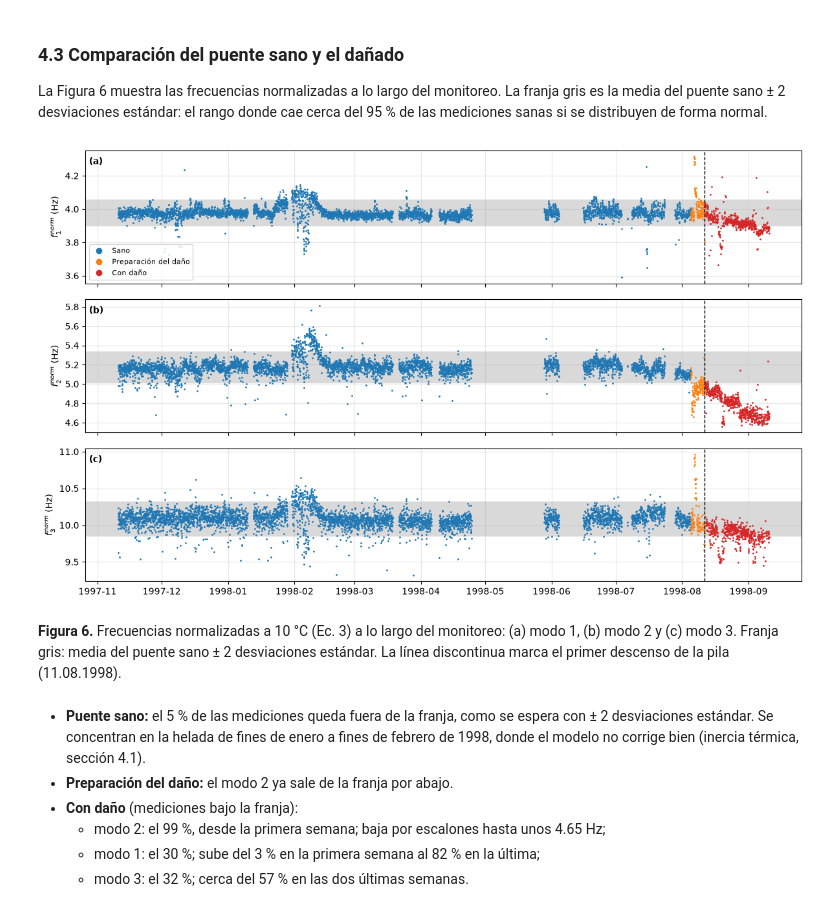
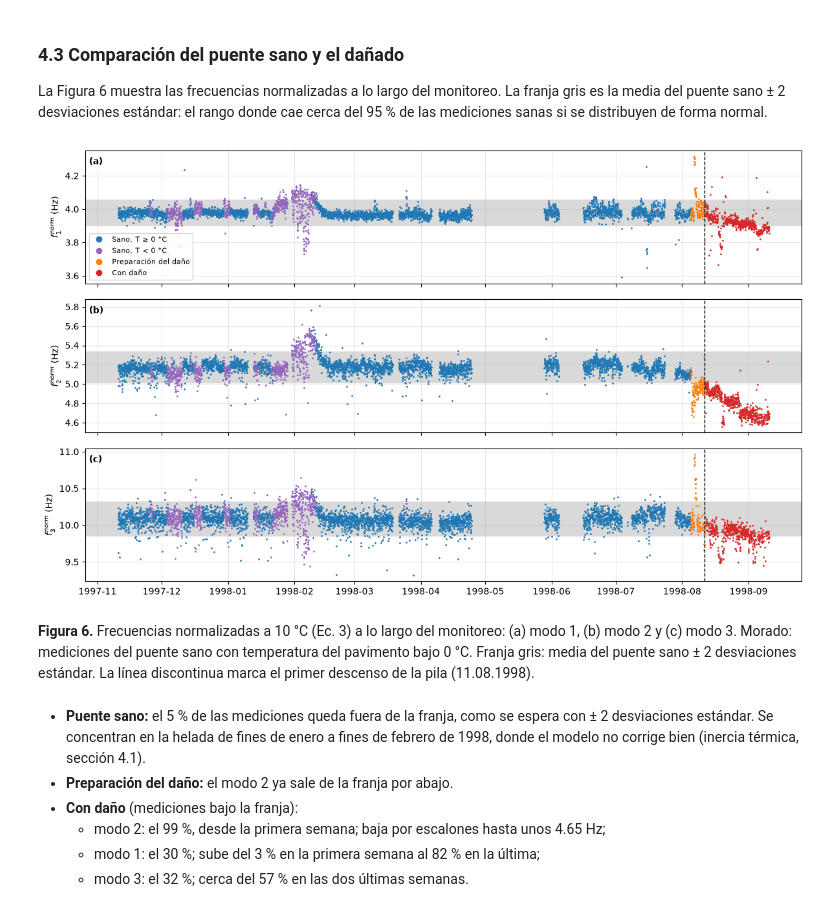
Before and after one commit to 25adiaz-apps/phd-civil-ualberta, a Jupyter notebook: structural-reliability/bridge-z24/z24_modal_distributions.ipynb, the cells around one changed output. Drawn from its saved outputs; the diff is of its cells as text; code cells hidden in the pictures.

```diff
--- a/structural-reliability/bridge-z24/z24_modal_distributions.ipynb
+++ b/structural-reliability/bridge-z24/z24_modal_distributions.ipynb
@@ -456,25 +456,30 @@ La Figura 6 muestra las frecuencias normalizadas a lo largo del monitoreo. La fr
 # %%
 fig, axes = plt.subplots(len(MODE_BANDS), 1, figsize=(12, 2.4 * len(MODE_BANDS)), sharex=True)
 for i, (ax, m) in enumerate(zip(axes, MODE_BANDS)):
     mu, sd = sano[f"fn{m}"].mean(), sano[f"fn{m}"].std()
     ax.axhspan(mu - 2 * sd, mu + 2 * sd, color="0.85", zorder=0)
-    for period, color in [("Sano", "C0"), ("Preparación del daño", "C1"), ("Con daño", "C3")]:
-        sel = modal[modal["period"] == period]
-        ax.plot(sel["start"], sel[f"fn{m}"], ".", ms=2, color=color, label=period)
+    groups = [("Sano, T ≥ 0 °C", (modal["period"] == "Sano") & (modal["T"] >= 0), "C0"),
+              ("Sano, T < 0 °C", (modal["period"] == "Sano") & (modal["T"] < 0), "C4"),
+              ("Preparación del daño", modal["period"] == "Preparación del daño", "C1"),
+              ("Con daño", modal["period"] == "Con daño", "C3")]
+    for label, mask, color in groups:
+        sel = modal[mask]
+        ax.plot(sel["start"], sel[f"fn{m}"], ".", ms=2, color=color, label=label)
     ax.axvline(DAMAGE_START, color="k", ls="--", lw=1)
     ax.set_ylabel(f"$f_{m}^{{norm}}$ (Hz)")
     ax.grid(alpha=0.3)
     ax.text(0.005, 0.95, f"({chr(97 + i)})", transform=ax.transAxes, va="top", fontweight="bold")
 axes[0].legend(markerscale=6, fontsize=8, loc="lower left")
 fig.tight_layout()
 
 f_num += 1
 show_figure(fig, f_num, f"Frecuencias normalizadas a {T_REF:.0f} °C (Ec. 3) a lo largo del monitoreo: (a) modo 1, "
-            "(b) modo 2 y (c) modo 3. Franja gris: media del puente sano ± 2 desviaciones estándar. La línea "
+            "(b) modo 2 y (c) modo 3. Morado: mediciones del puente sano con temperatura del pavimento bajo 0 °C. "
+            "Franja gris: media del puente sano ± 2 desviaciones estándar. La línea "
             "discontinua marca el primer descenso de la pila (11.08.1998).")
 # %% [output]
-[figure, old version]
+[figure, new version]
-**Figura 6.** Frecuencias normalizadas a 10 °C (Ec. 3) a lo largo del monitoreo: (a) modo 1, (b) modo 2 y (c) modo 3. Franja gris: media del puente sano ± 2 desviaciones estándar. La línea discontinua marca el primer descenso de la pila (11.08.1998).
+**Figura 6.** Frecuencias normalizadas a 10 °C (Ec. 3) a lo largo del monitoreo: (a) modo 1, (b) modo 2 y (c) modo 3. Morado: mediciones del puente sano con temperatura del pavimento bajo 0 °C. Franja gris: media del puente sano ± 2 desviaciones estándar. La línea discontinua marca el primer descenso de la pila (11.08.1998).
 # %% [markdown]
 - **Puente sano:** el 5 % de las mediciones queda fuera de la franja, como se espera con ± 2 desviaciones estándar. Se concentran en la helada de fines de enero a fines de febrero de 1998, donde el modelo no corrige bien (inercia térmica, sección 4.1).
 - **Preparación del daño:** el modo 2 ya sale de la franja por abajo.
```
